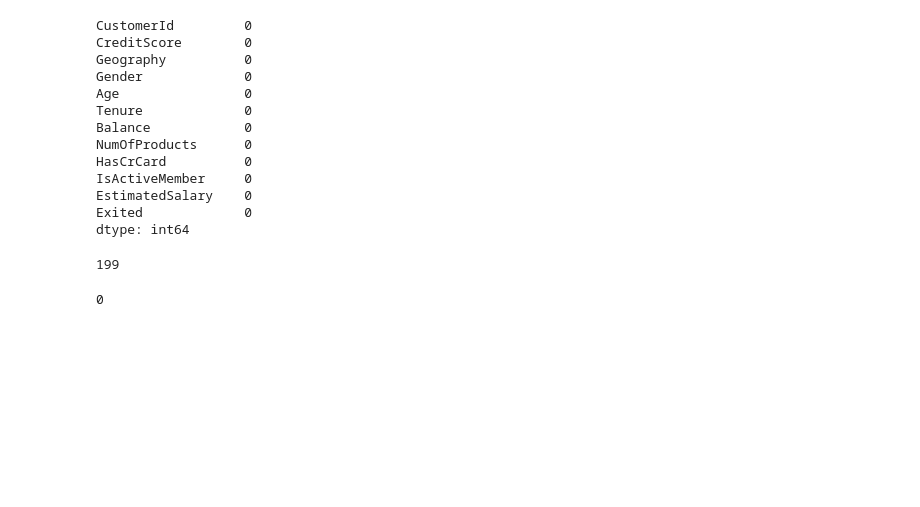
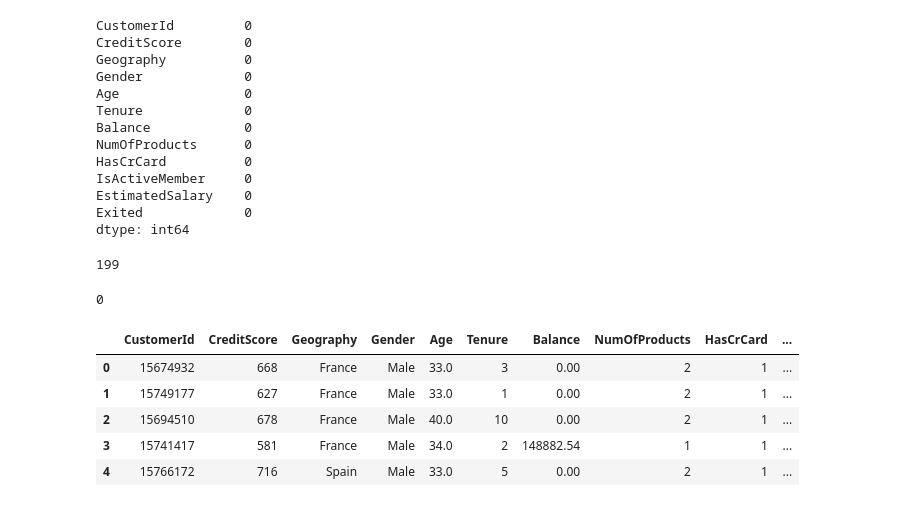
Before and after one commit to xownsxowns/TAEJUN-PROJECT, a Jupyter notebook: 2.STUDY/Data Analysis/Kaggle/PG_s4e1/PG_s4e1_Voting.ipynb, the cells around one changed output. Drawn from its saved outputs; the diff is of its cells as text; code cells hidden in the pictures; blank space fills up the shorter version.

```diff
--- a/2.STUDY/Data Analysis/Kaggle/PG_s4e1/PG_s4e1_Voting.ipynb
+++ b/2.STUDY/Data Analysis/Kaggle/PG_s4e1/PG_s4e1_Voting.ipynb
@@ -14,6 +15,6 @@ from catboost import CatBoostClassifier, Pool
 pd.DataFrame.iteritems = pd.DataFrame.items
 # %%
-train = pd.read_csv('/Volumes/TAEJUN/[0] Study/[9] 데이터분석/playground-series-s4e1/train.csv')
+train = pd.read_csv('E:/[0] Study/[9] 데이터분석/playground-series-s4e1/train.csv')
 train.head()
 # %% [output]
 |  | id | CustomerId | Surname | CreditScore | Geography | Gender | Age | Tenure | Balance | ... |
@@ -33,7 +34,7 @@ test.head()
 | 3 | 165037 | 15808905 | O'Donnell | 681 | France | Male | 36.0 | 8 | 0.00 | ... |
 | 4 | 165038 | 15607314 | Higgins | 752 | Germany | Male | 38.0 | 10 | 121263.62 | ... |
 # %%
-origin = pd.read_csv('/Volumes/TAEJUN/[0] Study/[9] 데이터분석/playground-series-s4e1/Churn_Modelling.csv')
+origin = pd.read_csv('E:/[0] Study/[9] 데이터분석/playground-series-s4e1/Churn_Modelling.csv')
 origin.head()
 # %% [output]
 |  | RowNumber | CustomerId | Surname | CreditScore | Geography | Gender | Age | Tenure | Balance | ... |
@@ -124,3 +125,33 @@ train.drop_duplicates(inplace = True)
 train.duplicated().sum()
 # %% [output]
 0
+# %%
+train['HasCrCard'] = train['HasCrCard'].astype('int')
+train['IsActiveMember'] = train['IsActiveMember'].astype('int')
+
+test['HasCrCard'] = test['HasCrCard'].astype('int')
+test['IsActiveMember'] = test['IsActiveMember'].astype('int')
+
+def add_features(df):
+    df['Geo_Gender'] = df['Geography'] + "_" + df['Gender']
+    df['AgeGroup'] = df['Age'] // 10 * 10
+    df['IsSenior'] = df['Age'].apply(lambda x: 1 if x >= 65 else 0)
+    #df['IsYoung'] = df['Age'].apply(lambda x: 1 if x < 25 else 0)
+    df['Balance_to_Salary_Ratio'] = (df['Balance'] / df['EstimatedSalary']).astype('float32')
+    df['CreditScoreTier'] = pd.cut(df['CreditScore'], bins=[0, 650, 750, 850], labels=['Low', 'Medium', 'High'])
+#     df['Products_Per_Tenure'] = (df['NumOfProducts'] / df['Tenure']).astype('float32')
+    df['IsActive_by_CreditCard'] = (df['HasCrCard'] * df['IsActiveMember']).astype('float32')
+    df['Customer_Status'] = df['Tenure'].apply(lambda x: 'New' if x < 2 else 'Long-term')
+    return df
+
+train = add_features(train)
+test = add_features(test)
+# %%
+train.head()
+# %% [output]
+|  | CustomerId | CreditScore | Geography | Gender | Age | Tenure | Balance | NumOfProducts | HasCrCard | ... |
+| 0 | 15674932 | 668 | France | Male | 33.0 | 3 | 0.00 | 2 | 1 | ... |
+| 1 | 15749177 | 627 | France | Male | 33.0 | 1 | 0.00 | 2 | 1 | ... |
+| 2 | 15694510 | 678 | France | Male | 40.0 | 10 | 0.00 | 2 | 1 | ... |
+| 3 | 15741417 | 581 | France | Male | 34.0 | 2 | 148882.54 | 1 | 1 | ... |
+| 4 | 15766172 | 716 | Spain | Male | 33.0 | 5 | 0.00 | 2 | 1 | ... |
```
Also changed, not shown: parts of 6 cells of this notebook, 1 other file.
